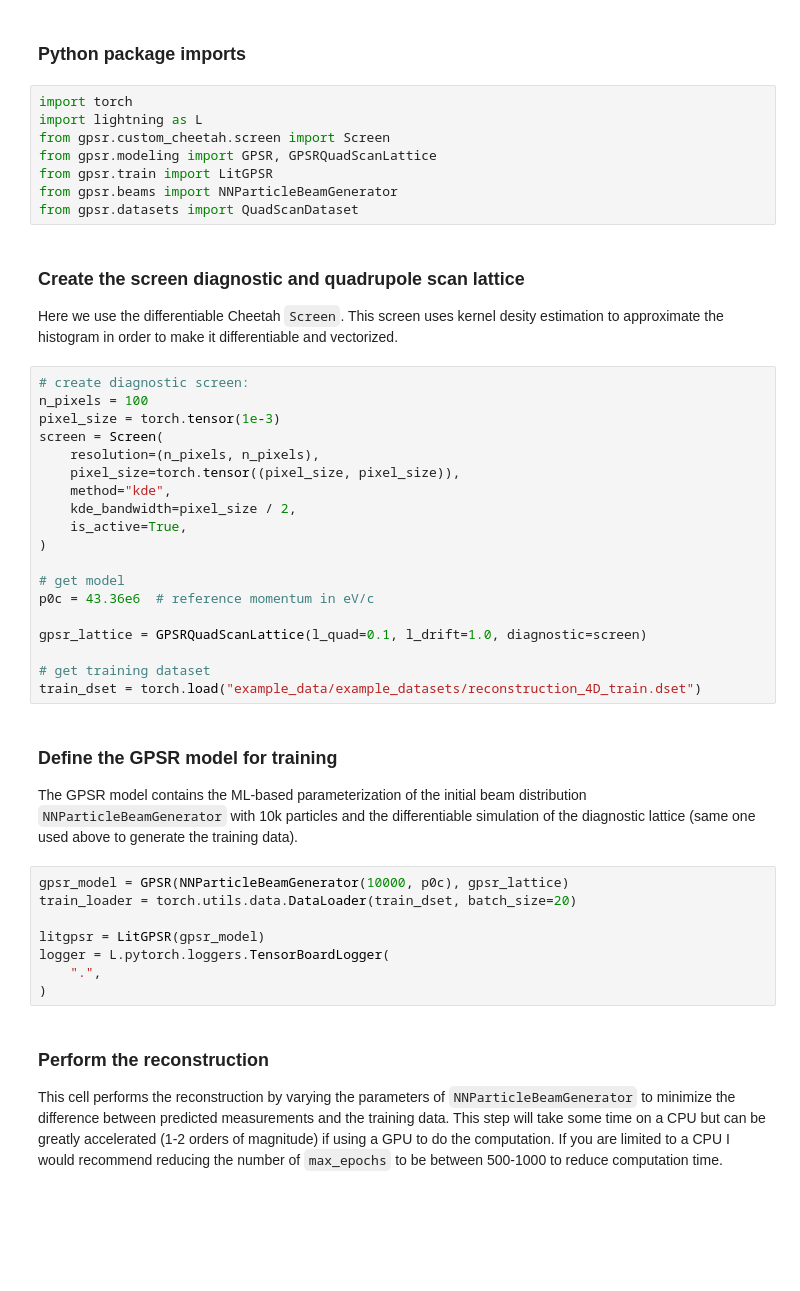
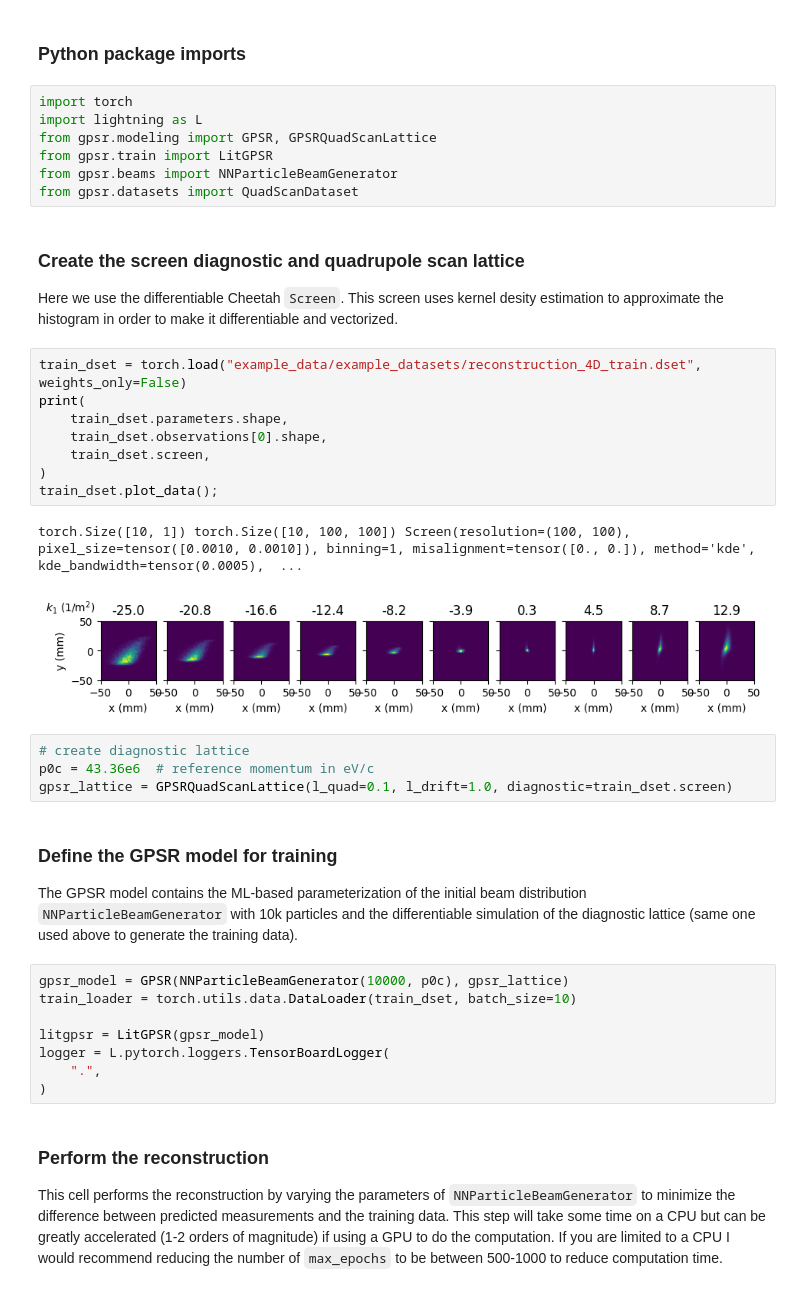
Before and after one commit to roussel-ryan/gpsr, a Jupyter notebook: docs/examples/example_reconstruction_4d.ipynb, the cells around one changed output. Cells and saved outputs as stored; diff of their text form; blank space fills up the shorter version.

Commit message:
update 4d example

```diff
--- a/docs/examples/example_reconstruction_4d.ipynb
+++ b/docs/examples/example_reconstruction_4d.ipynb
@@ -6,7 +6,6 @@ Here we test 4-d phase space reconstruction using a basic quadrupole scan and a
 # %%
 import torch
 import lightning as L
-from gpsr.custom_cheetah.screen import Screen
 from gpsr.modeling import GPSR, GPSRQuadScanLattice
 from gpsr.train import LitGPSR
 from gpsr.beams import NNParticleBeamGenerator
@@ -14,31 +13,27 @@ from gpsr.datasets import QuadScanDataset
 # %% [markdown]
 ### Create the screen diagnostic and quadrupole scan lattice
 Here we use the differentiable Cheetah `Screen`. This screen uses kernel desity estimation to approximate the histogram in order to make it differentiable and vectorized.
+# %%
+train_dset = torch.load("example_data/example_datasets/reconstruction_4D_train.dset", weights_only=False)
+print(
+    train_dset.parameters.shape,
+    train_dset.observations[0].shape,
+    train_dset.screen,
+)
+train_dset.plot_data();
+# %% [output]
+torch.Size([10, 1]) torch.Size([10, 100, 100]) Screen(resolution=(100, 100), pixel_size=tensor([0.0010, 0.0010]), binning=1, misalignment=tensor([0., 0.]), method='kde', kde_bandwidth=tensor(0.0005),  ...
+[figure, added]
 # %%
-# create diagnostic screen:
-n_pixels = 100
-pixel_size = torch.tensor(1e-3)
-screen = Screen(
-    resolution=(n_pixels, n_pixels),
-    pixel_size=torch.tensor((pixel_size, pixel_size)),
-    method="kde",
-    kde_bandwidth=pixel_size / 2,
-    is_active=True,
-)
-
-# get model
+# create diagnostic lattice
 p0c = 43.36e6  # reference momentum in eV/c
-
-gpsr_lattice = GPSRQuadScanLattice(l_quad=0.1, l_drift=1.0, diagnostic=screen)
-
-# get training dataset
-train_dset = torch.load("example_data/example_datasets/reconstruction_4D_train.dset")
+gpsr_lattice = GPSRQuadScanLattice(l_quad=0.1, l_drift=1.0, diagnostic=train_dset.screen)
 # %% [markdown]
 ### Define the GPSR model for training
 The GPSR model contains the ML-based parameterization of the initial beam distribution `NNParticleBeamGenerator` with 10k particles and the differentiable simulation of the diagnostic lattice (same one used above to generate the training data).
 # %%
 gpsr_model = GPSR(NNParticleBeamGenerator(10000, p0c), gpsr_lattice)
-train_loader = torch.utils.data.DataLoader(train_dset, batch_size=20)
+train_loader = torch.utils.data.DataLoader(train_dset, batch_size=10)
 
 litgpsr = LitGPSR(gpsr_model)
 logger = L.pytorch.loggers.TensorBoardLogger(
```
Also changed, not shown: parts of 4 cells of this notebook, 2 other files.
